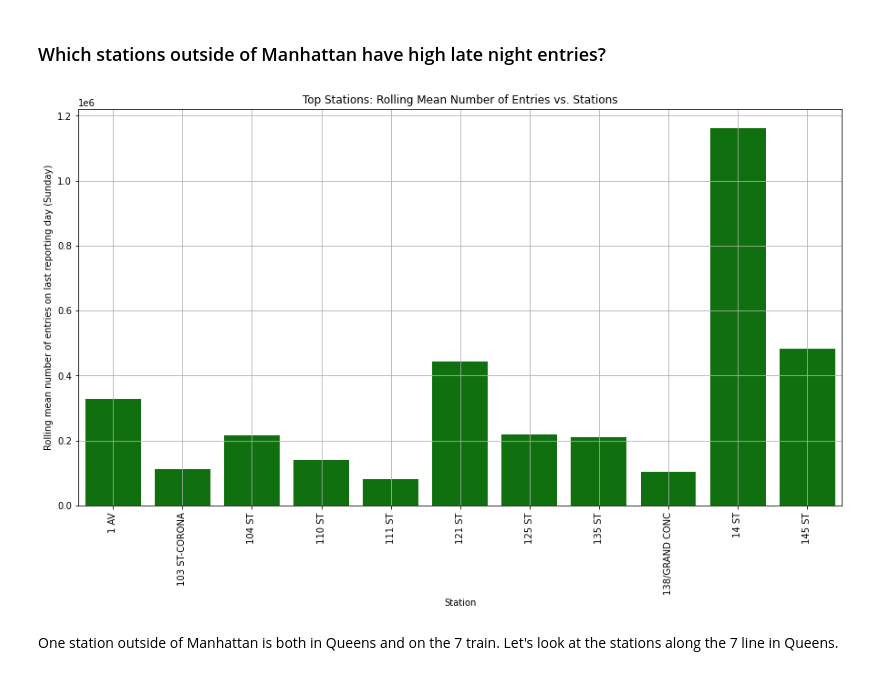
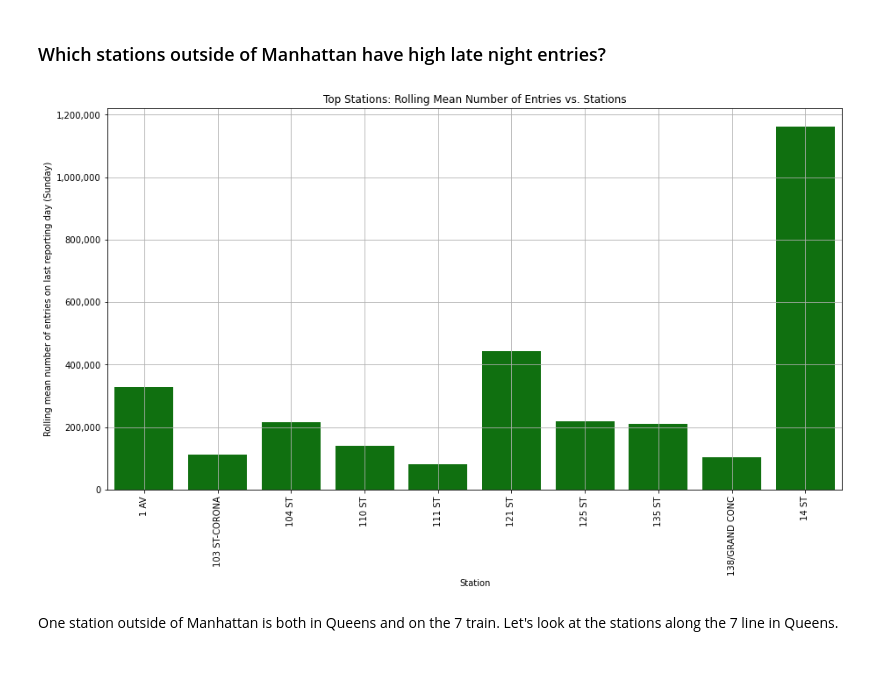
Before and after one commit to slp22/eda-project, a Jupyter notebook: EDA-project-code-sandra-paredes.ipynb, the cells around one changed output. Saved outputs shown, nothing was run; the diff lists cells and outputs as text; code cells hidden in the pictures.

```diff
--- a/EDA-project-code-sandra-paredes.ipynb
+++ b/EDA-project-code-sandra-paredes.ipynb
@@ -289,13 +270,14 @@ Data columns (total 6 columns):
 dtypes: datetime64[ns](1), float64(2), int64(1), object(2)
 memory usage: 148.6+ KB
 # %%
-rolling_mean_group = (rolling_mean_df.groupby('STATION')[['ROLLING_MEAN']].mean())
+rolling_mean_group = (rolling_mean_df
+                      .groupby('STATION')[['ROLLING_MEAN']].mean())
 # %%
 rolling_mean_group.reset_index(inplace=True)
 # %%
 # Select top stations with the highest rolling mean on Sunday
 rolling_mean_group.sort_values('ROLLING_MEAN', ascending=False)
-rolling_mean_group_top = rolling_mean_group.loc[:10]
+rolling_mean_group_top = rolling_mean_group.loc[:9]
 rolling_mean_group_top
 # %% [output]
 |  | STATION | ROLLING_MEAN |
@@ -317,15 +298,16 @@ rolling_mean_group_top
 # %%
 # Plot top stations: Rolling mean number of entres vs stations
 
 plt.figure(figsize = (15,8))
 ax = sns.barplot(x = 'STATION', y = 'ROLLING_MEAN', data = rolling_mean_group_top, color='green')
 ax.set_xticklabels(ax.get_xticklabels(),rotation = 90)
-ax.set(title='Top Stations: Rolling Mean Number of Entries vs. Stations');
+ax.set(title='Top Stations: Rolling Mean Number of Entries vs. Stations')
 ax.set(xlabel=('Station'))
 ax.set(ylabel=('Rolling mean number of entries on last reporting day (Sunday)'))
+ax.yaxis.set_major_formatter(mpl.ticker.StrMethodFormatter('{x:,.0f}'))
 plt.grid();
 # %% [output]
-[figure, old version]
+[figure, new version]
 # %% [markdown]
 One station outside of Manhattan is both in Queens and on the 7 train.
 Let's look at the stations along the 7 line in Queens.
```
Also changed, not shown: parts of 6 cells of this notebook.
